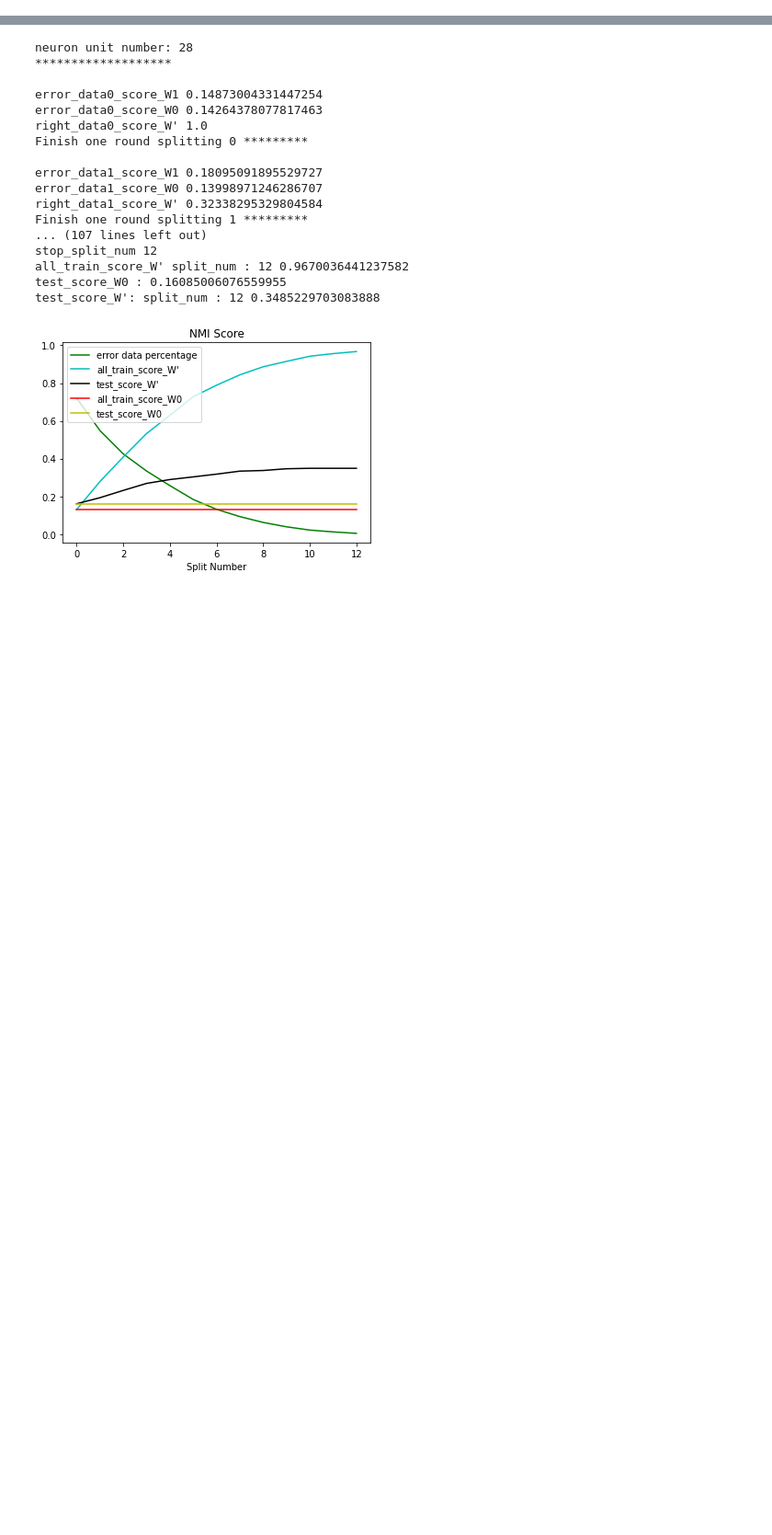
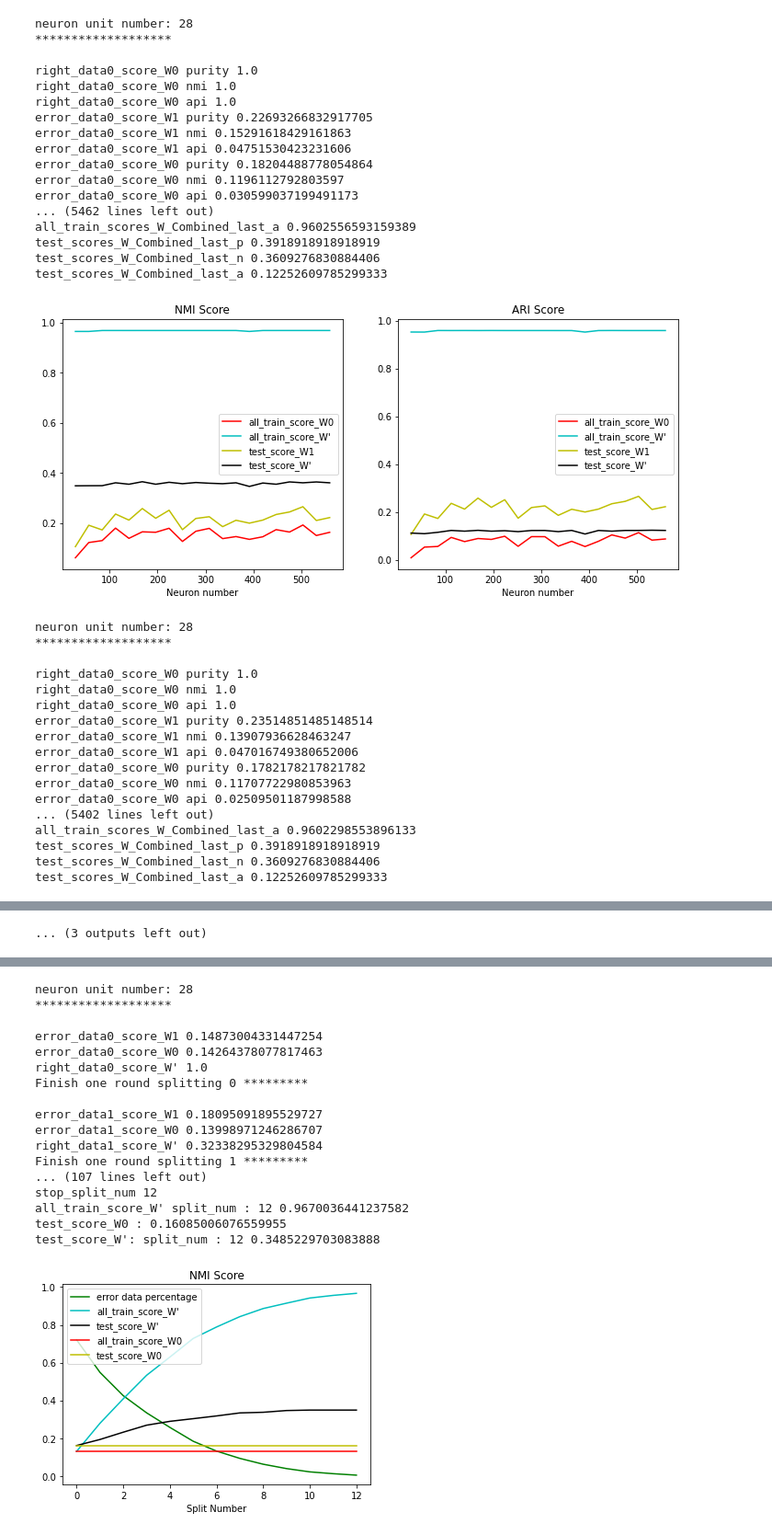
Before and after one commit to foolishfool/JupyterNotebook, a Jupyter notebook: SOM/TDSM_Absenteeism.ipynb, the cells around one changed output, grey strips where cells are left out. Shown at 92% size. Saved outputs shown, nothing was run; the diff lists cells and outputs as text; code cells hidden in the pictures; blank space fills up the shorter version.

```diff
--- a/SOM/TDSM_Absenteeism.ipynb
+++ b/SOM/TDSM_Absenteeism.ipynb
@@ -20,0 +52,44 @@ dataread.initializedataset(csv_training,csv_test,"Reason for absence")
+# %%
+unstable_repeate_num= 10
+scope_num = 20
+class_num = 28
+dim_num = 20
+
+experiment = experiment.Experiment()
+experiment.Ttest(dataread,class_num, dim_num, scope_num,unstable_repeate_num)
+# %% [output]
+neuron unit number: 28
+*******************
+
+right_data0_score_W0 purity 1.0
+right_data0_score_W0 nmi 1.0
+right_data0_score_W0 api 1.0
+error_data0_score_W1 purity 0.22693266832917705
+error_data0_score_W1 nmi 0.15291618429161863
+error_data0_score_W1 api 0.04751530423231606
+error_data0_score_W0 purity 0.18204488778054864
+error_data0_score_W0 nmi 0.1196112792803597
+error_data0_score_W0 api 0.030599037199491173
+... (5462 lines left out)
+all_train_scores_W_Combined_last_a 0.9602556593159389
+test_scores_W_Combined_last_p 0.3918918918918919
+test_scores_W_Combined_last_n 0.3609276830884406
+test_scores_W_Combined_last_a 0.12252609785299333
+[figure, added]
+neuron unit number: 28
+*******************
+
+right_data0_score_W0 purity 1.0
+right_data0_score_W0 nmi 1.0
+right_data0_score_W0 api 1.0
+error_data0_score_W1 purity 0.23514851485148514
+error_data0_score_W1 nmi 0.13907936628463247
+error_data0_score_W1 api 0.047016749380652006
+error_data0_score_W0 purity 0.1782178217821782
+error_data0_score_W0 nmi 0.11707722980853963
+error_data0_score_W0 api 0.02509501187998588
+... (5402 lines left out)
+all_train_scores_W_Combined_last_a 0.9602298553896133
+test_scores_W_Combined_last_p 0.3918918918918919
+test_scores_W_Combined_last_n 0.3609276830884406
+test_scores_W_Combined_last_a 0.12252609785299333
@@ -20,0 +169 @@ dataread.initializedataset(csv_training,csv_test,"Reason for absence")
+... (3 outputs left out)
```
Also changed, not shown: parts of 6 cells of this notebook, 43 other files.
